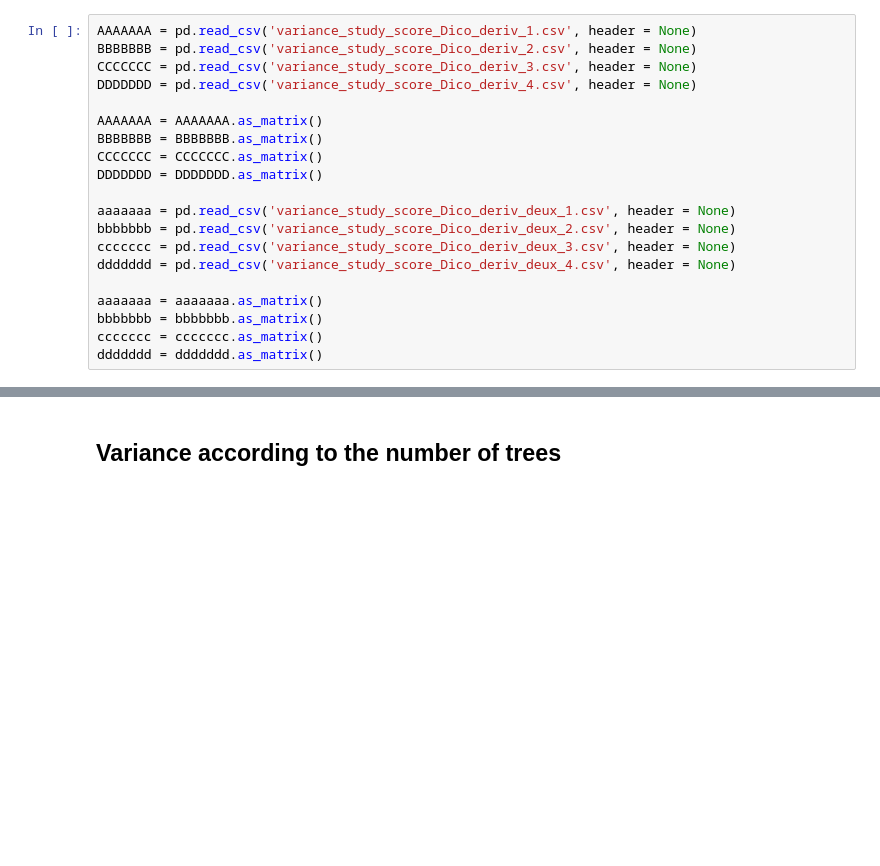
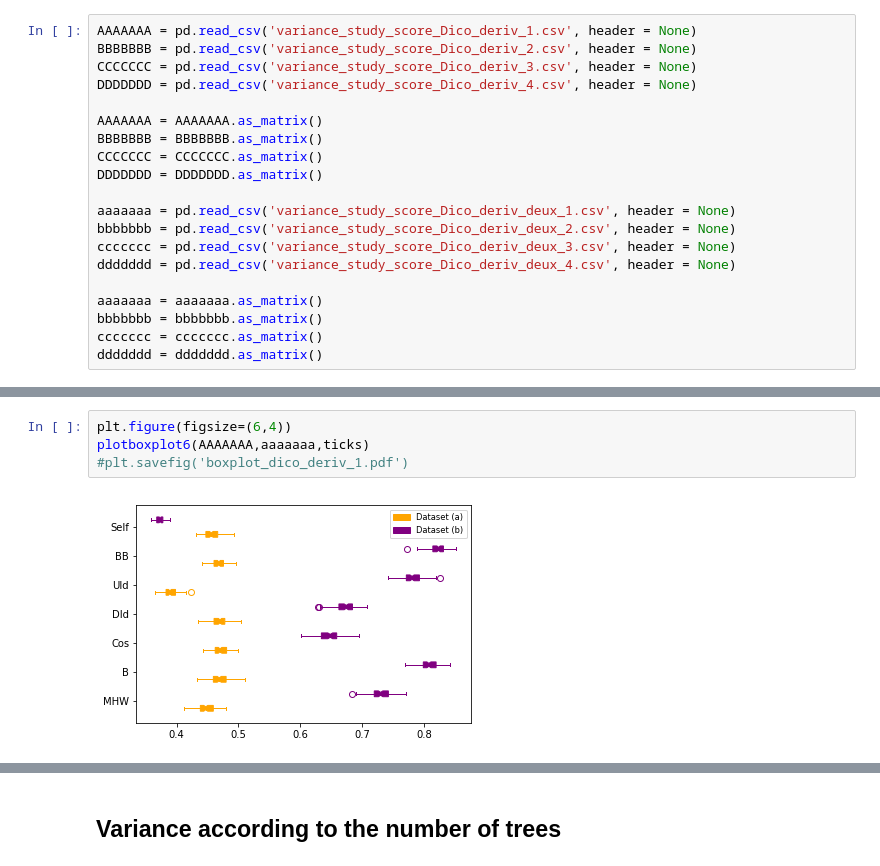
Before and after one commit to GuillaumeStaermanML/FIF, a Jupyter notebook: Code_FIF/Boxplots/Boxplots_paper.ipynb, the cells around one changed output, grey strips where cells are left out. Saved outputs shown, nothing was run; the diff lists cells and outputs as text; blank space fills up the shorter version.

```diff
--- a/Code_FIF/Boxplots/Boxplots_paper.ipynb
+++ b/Code_FIF/Boxplots/Boxplots_paper.ipynb
@@ -326,0 +315,6 @@ Text(0.5, 0, 'Score')
+# %%
+plt.figure(figsize=(6,4))
+plotboxplot6(AAAAAAA,aaaaaaa,ticks)
+#plt.savefig('boxplot_dico_deriv_1.pdf')
+# %% [output]
+[figure, added]
```
Also changed, not shown: parts of 32 cells of this notebook, 37 other files.
